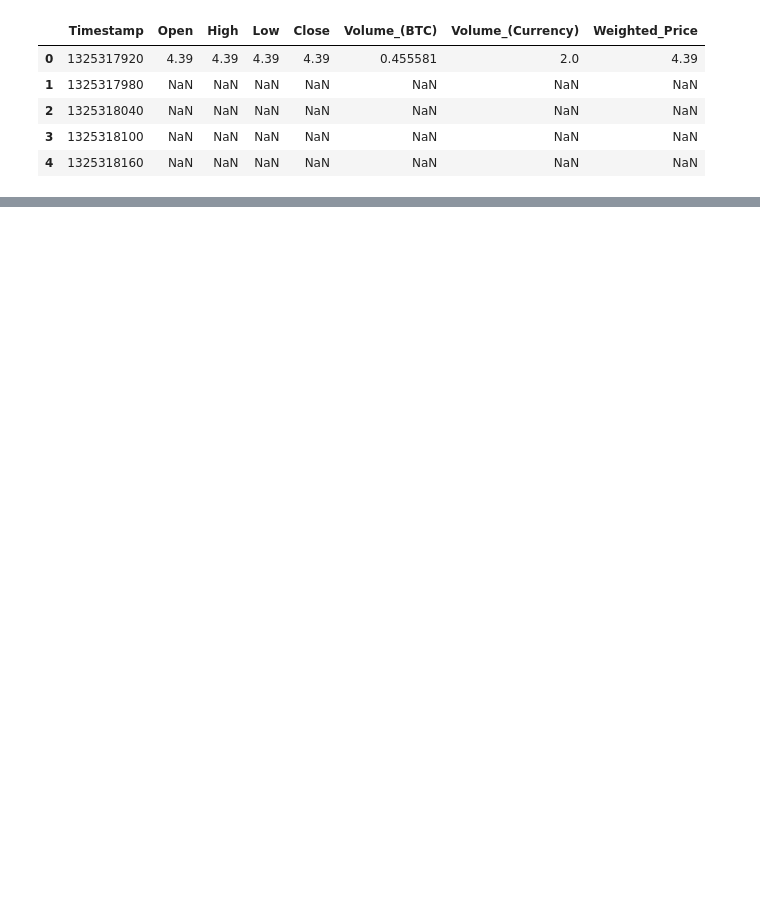
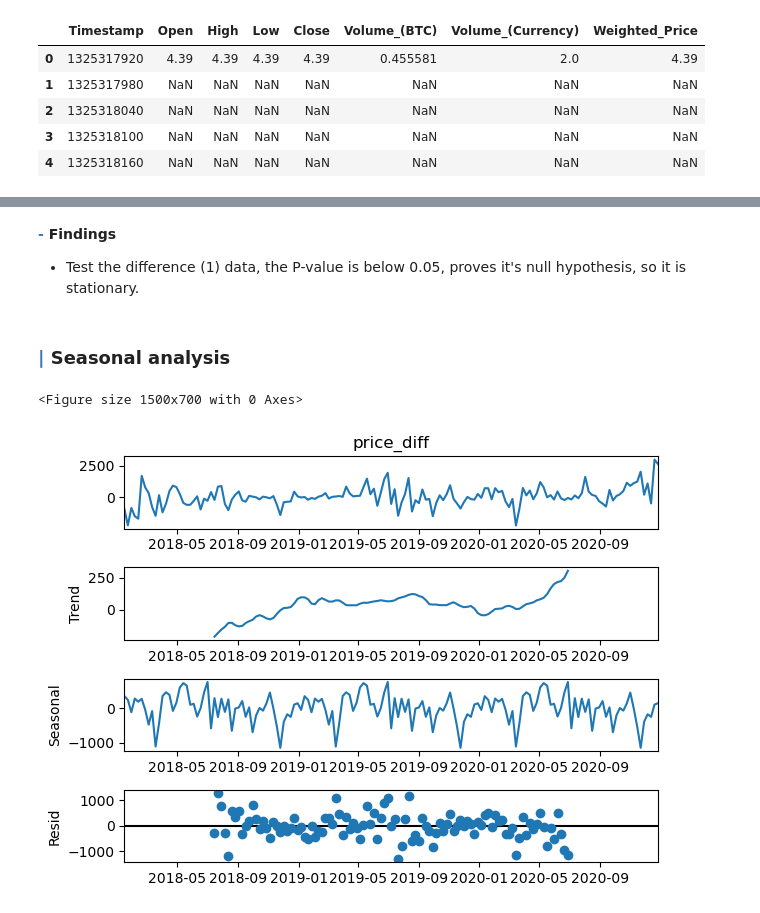
Before and after one commit to Andy134679/Bitcoin-Prediction-with-ARIMA-Model, a Jupyter notebook: main.ipynb, the cells around one changed output, grey strips where cells are left out. Cells and saved outputs as stored; diff of their text form; code cells hidden in the pictures; blank space fills up the shorter version.

```diff
--- a/main.ipynb
+++ b/main.ipynb
@@ -37,0 +172,12 @@ data_Q = data.select_dtypes(include='number').resample('Q').mean()
+# %% [markdown]
+<b><span style='color:#3F75BB'>-</span> Findings</b>
+- Test the difference (1) data, the P-value is below 0.05, proves it's null hypothesis, so it is stationary.
+# %% [markdown]
+### <b><span style='color:#3F75BB'>|</span> Seasonal analysis</b>
+# %%
+plt.figure(figsize=(15,7))
+sm.tsa.seasonal_decompose(data['price_diff'][1:]).plot()
+plt.show()
+# %% [output]
+<Figure size 1500x700 with 0 Axes>
+[figure, added]
```
Also changed, not shown: parts of 30 cells of this notebook.
